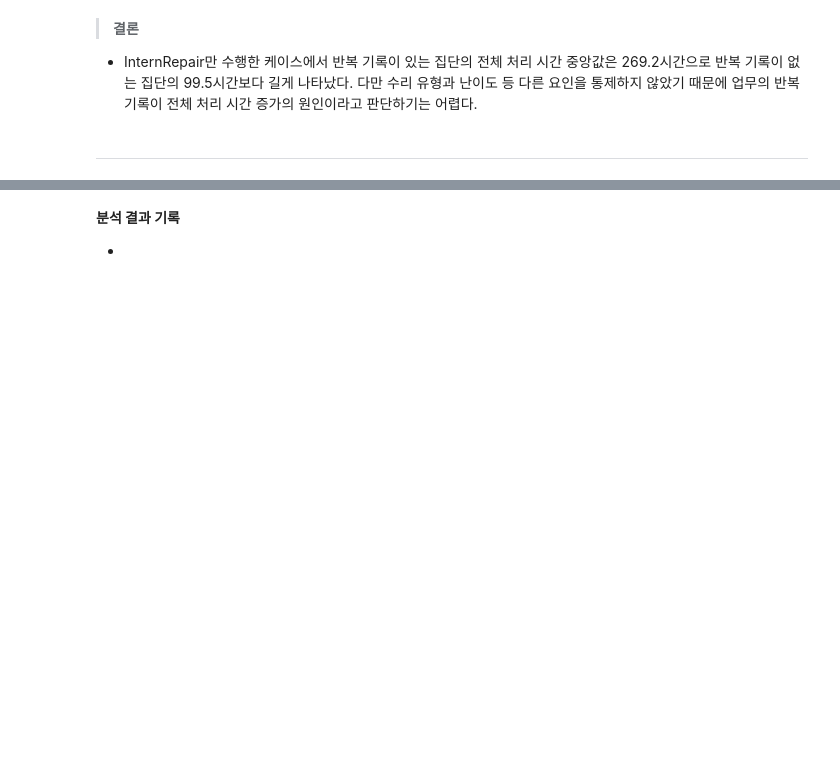
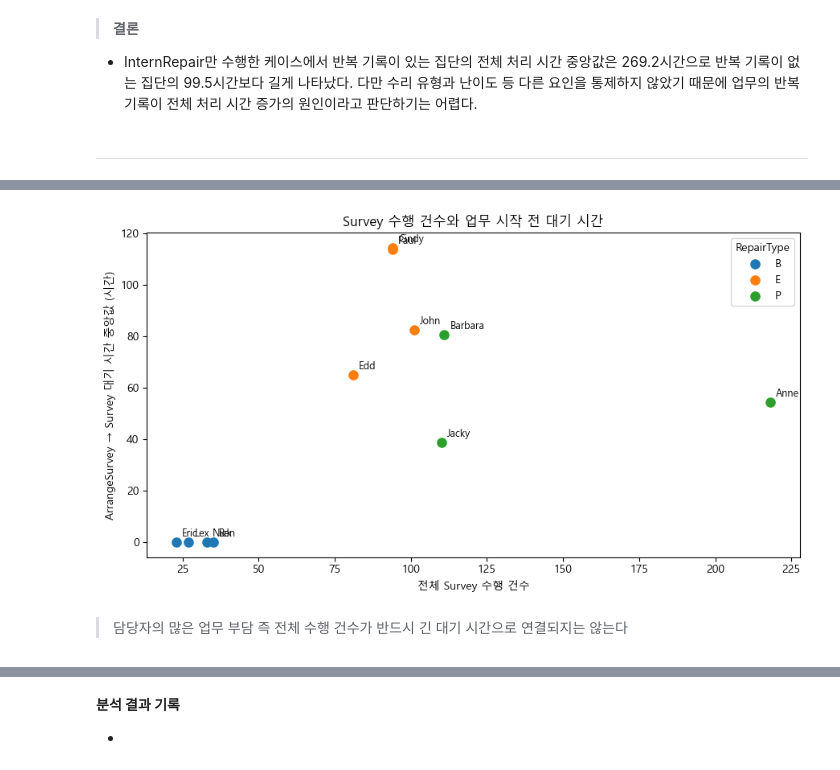
Before and after one commit to roh-git/DA_Assignment, a Jupyter notebook: repair2_분석.ipynb, the cells around one changed output, grey strips where cells are left out. Cells and saved outputs as stored; diff of their text form; code cells hidden in the pictures; blank space fills up the shorter version.

```diff
--- a/repair2_분석.ipynb
+++ b/repair2_분석.ipynb
@@ -3503,0 +4004,18 @@ display(repeat_summary)
+# %%
+# 수리 유형별 담당자 대기 시간
+worker_wait_summary = (
+    worker_wait.groupby(['RepairType', 'Survey 담당자'])
+    .agg(
+        분석_케이스수=('대기 시간(시간)', 'count'),
+        대기_시간_중앙값=('대기 시간(시간)', 'median'),
+        P90=('대기 시간(시간)', lambda x: x.quantile(0.9))
+    )
+    .reset_index()
+)
+
+# 전체 데이터의 Survey 수행 건수 연결
+worker_wait_summary['전체 Survey 수행 건수'] = (
+    worker_wait_summary['Survey 담당자'].map(survey_worker_counts)
+)
+
+display(worker_wait_summary.round(1))
@@ -3503,0 +4035,32 @@ display(repeat_summary)
+# %%
+fig, ax = plt.subplots(figsize=(9, 5))
+
+for repair_type, group in worker_wait_summary.groupby('RepairType'):
+    ax.scatter(
+        group['전체 Survey 수행 건수'],
+        group['대기_시간_중앙값'],
+        label=repair_type,
+        s=65
+    )
+
+    for _, row in group.iterrows():
+        ax.annotate(
+            row['Survey 담당자'],
+            (row['전체 Survey 수행 건수'],
+             row['대기_시간_중앙값']),
+            xytext=(5, 5),
+            textcoords='offset points',
+            fontsize=9
+        )
+
+ax.set_title('Survey 수행 건수와 업무 시작 전 대기 시간')
+ax.set_xlabel('전체 Survey 수행 건수')
+ax.set_ylabel('ArrangeSurvey → Survey 대기 시간 중앙값 (시간)')
+ax.legend(title='RepairType')
+
+plt.tight_layout()
+plt.show()
+# %% [output]
+[figure, added]
+# %% [markdown]
+> 담당자의 많은 업무 부담 즉 전체 수행 건수가 반드시 긴 대기 시간으로 연결되지는 않는다
```
Also changed, not shown: parts of 68 cells of this notebook.
